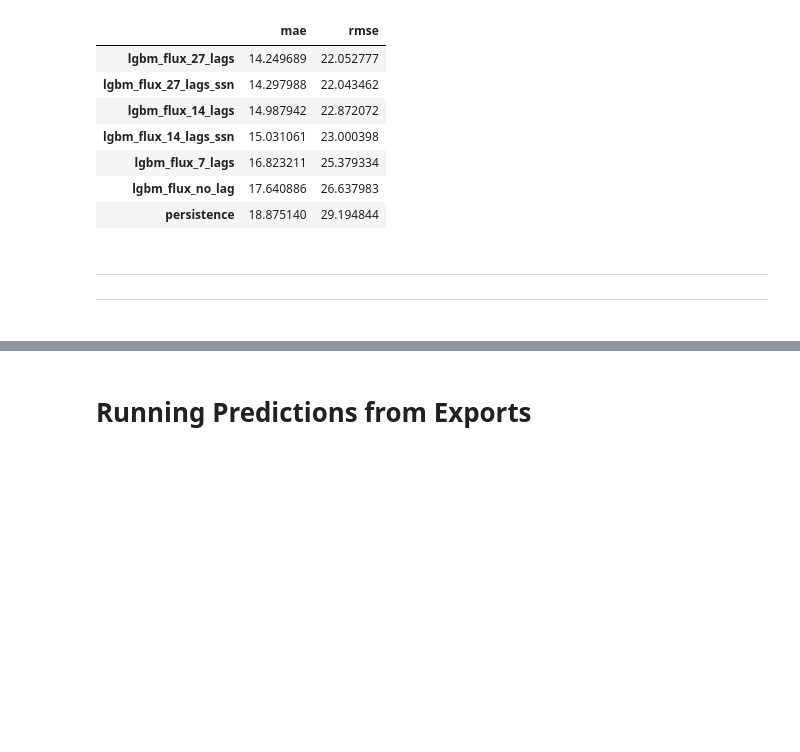
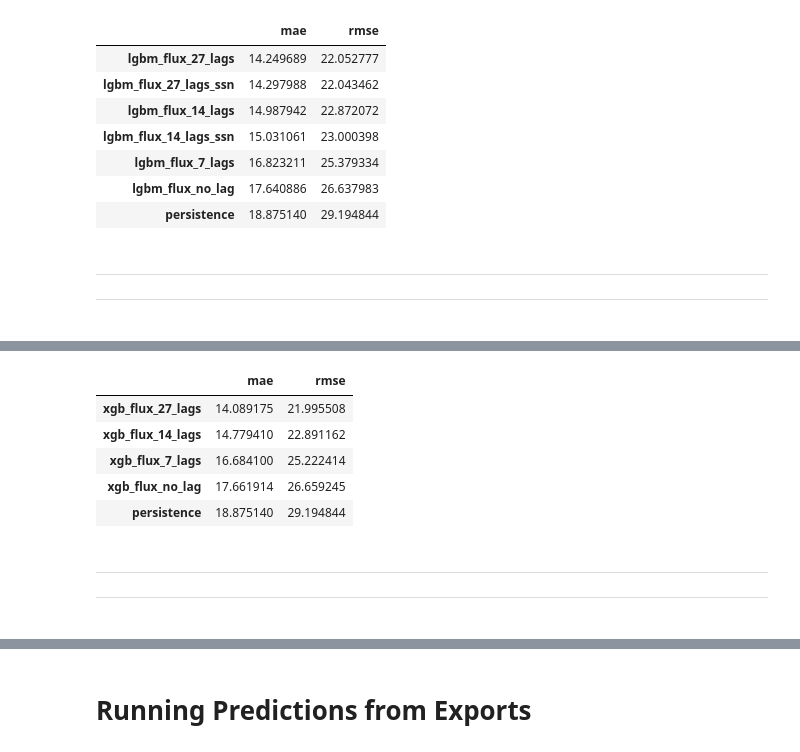
Before and after one commit to csula-aero-25-26/forecast-model, a Jupyter notebook: phase3/phase3.ipynb, the cells around one changed output, grey strips where cells are left out. Saved outputs shown, nothing was run; the diff lists cells and outputs as text; code cells hidden in the pictures; blank space fills up the shorter version.

Commit message:
feat(models): xgb, adaboost

```diff
--- a/phase3/phase3.ipynb
+++ b/phase3/phase3.ipynb
@@ -1294,0 +1531,22 @@ metrics_df
+# %%
+metrics_df = (
+    pd.DataFrame(model_metrics)
+    .T
+    .loc[lambda df: df.index.str.contains("xgb|persistence")]
+    .sort_values(by=["mae", "rmse"])
+)
+
+metrics_df
+# %% [output]
+|  | mae | rmse |
+| xgb_flux_27_lags | 14.089175 | 21.995508 |
+| xgb_flux_14_lags | 14.779410 | 22.891162 |
+| xgb_flux_7_lags | 16.684100 | 25.222414 |
+| xgb_flux_no_lag | 17.661914 | 26.659245 |
+| persistence | 18.875140 | 29.194844 |
+# %% [markdown]
+#
+---
+#
+---
+#
```
Also changed, not shown: parts of 24 cells of this notebook, 1 other file.
